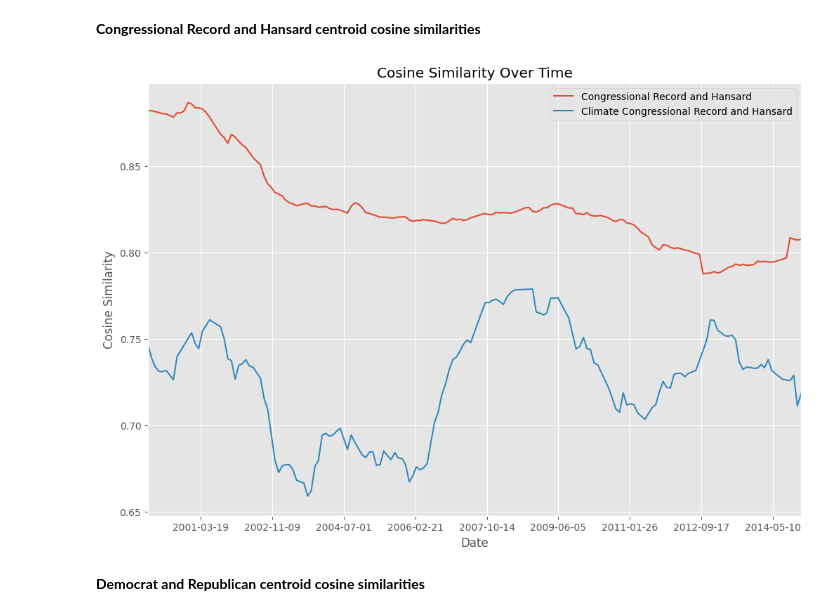
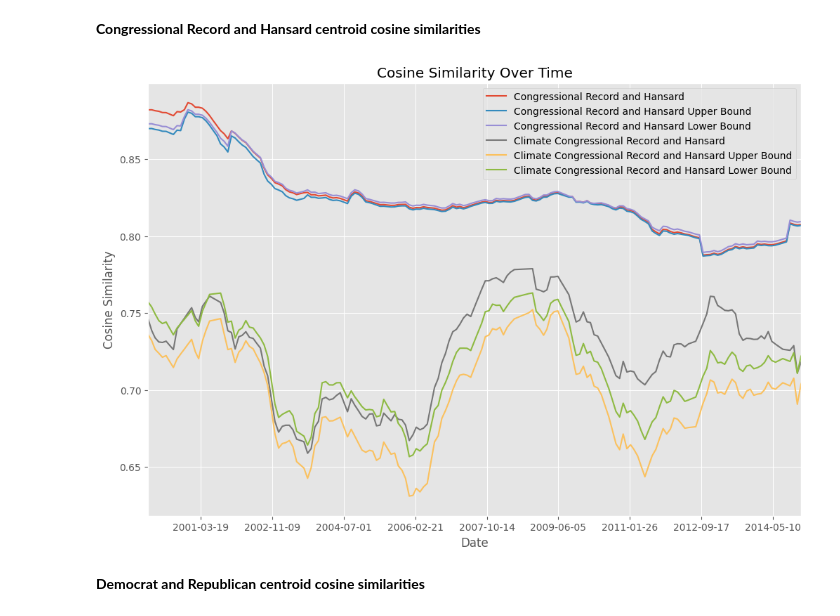
Before and after one commit to felixwallis/pir-dissertation, a Jupyter notebook: analysis/word_embeddings_analysis.ipynb, the cells around one changed output. Drawn from its saved outputs; the diff is of its cells as text; code cells hidden in the pictures.

```diff
--- a/analysis/word_embeddings_analysis.ipynb
+++ b/analysis/word_embeddings_analysis.ipynb
@@ -482,12 +492,10 @@ republican_centroids = pd.Series(republican_centroids)
 labour_speeches = hansard[hansard['speech_party'] == 'Labour']
 labour_centroids = calculate_period_centroids(
     labour_speeches, hansard_embeddings)
-labour_centroids = pd.Series(labour_centroids)
 
 conservative_speeches = hansard[hansard['speech_party'] == 'Conservative']
 conservative_centroids = calculate_period_centroids(
     conservative_speeches, hansard_embeddings)
-conservative_centroids = pd.Series(conservative_centroids)
 # %% [markdown]
 ### Calculating the centroids of the Climate Congressional Record and Climate Hansard embeddings over time
 # %% [markdown]
@@ -495,12 +503,9 @@ conservative_centroids = pd.Series(conservative_centroids)
 # %%
 climate_congressional_record_centroids = calculate_period_centroids(
     climate_congressional_record, climate_congressional_record_embeddings)
-climate_congressional_record_centroids = pd.Series(
-    climate_congressional_record_centroids)
 
 climate_hansard_centroids = calculate_period_centroids(
     climate_hansard, climate_hansard_embeddings)
-climate_hansard_centroids = pd.Series(climate_hansard_centroids)
 # %% [markdown]
 **Democrat and Republican centroids**
 # %%
@@ -508,24 +513,20 @@ climate_democrat_speeches = climate_congressional_record[
     climate_congressional_record['party'] == 'D']
 climate_democrat_centroids = calculate_period_centroids(
     climate_democrat_speeches, climate_congressional_record_embeddings)
-climate_democrat_centroids = pd.Series(climate_democrat_centroids)
 
 climate_republican_speeches = climate_congressional_record[
     climate_congressional_record['party'] == 'R']
 climate_republican_centroids = calculate_period_centroids(
     climate_republican_speeches, climate_congressional_record_embeddings)
-climate_republican_centroids = pd.Series(climate_republican_centroids)
 # %% [markdown]
 **Labour and Conservative centroids**
 # %%
 climate_labour_speeches = climate_hansard[climate_hansard['speech_party'] == 'Labour']
 climate_labour_centroids = calculate_period_centroids(
     climate_labour_speeches, climate_hansard_embeddings)
-climate_labour_centroids = pd.Series(climate_labour_centroids)
 
 climate_conservative_speeches = climate_hansard[climate_hansard['speech_party'] == 'Conservative']
 climate_conservative_centroids = calculate_period_centroids(
     climate_conservative_speeches, climate_hansard_embeddings)
-climate_conservative_centroids = pd.Series(climate_conservative_centroids)
 # %% [markdown]
 ### Creating a dataframe of centroid cosine similarity over time
@@ -601,21 +633,36 @@ timestamps = cosine_similarities_df.index.to_timestamp()
 # %%
 plt.figure(figsize=(12, 8))
 ax = plt.gca()
-plt.plot(timestamps, cosine_similarities_df['congressional_record_hansard_similarity'].rolling(
+plt.plot(timestamps, cosine_similarities_df['congressional_record_hansard_centroid_similarity'].rolling(
     window=24).mean(),
     label='Congressional Record and Hansard')
-plt.plot(timestamps, cosine_similarities_df['climate_congressional_record_hansard_similarity'].rolling(
+plt.plot(timestamps, cosine_similarities_df['congressional_record_hansard_upper_bound_similarity'].rolling(
+    window=24).mean(),
+    label='Congressional Record and Hansard Upper Bound')
+plt.plot(timestamps, cosine_similarities_df['congressional_record_hansard_lower_bound_similarity'].rolling(
+    window=24).mean(),
+    label='Congressional Record and Hansard Lower Bound')
+
+plt.plot(timestamps, cosine_similarities_df['climate_congressional_record_hansard_centroid_similarity'].rolling(
     window=24).mean(),
     label='Climate Congressional Record and Hansard')
+plt.plot(timestamps, cosine_similarities_df['climate_congressional_record_hansard_upper_bound_similarity'].rolling(
+    window=24).mean(),
+    label='Climate Congressional Record and Hansard Upper Bound')
+plt.plot(timestamps, cosine_similarities_df['climate_congressional_record_hansard_lower_bound_similarity'].rolling(
+    window=24).mean(),
+    label='Climate Congressional Record and Hansard Lower Bound')
+
+
 plt.title('Cosine Similarity Over Time')
 ax.xaxis.set_major_locator(plt.MaxNLocator(10))
 ax.set_xlim(pd.to_datetime("2000-01-01"), pd.to_datetime("2015-01-01"))
 plt.xlabel('Date')
 plt.ylabel('Cosine Similarity')
 plt.legend()
 plt.show()
 # %% [output]
-[figure, old version]
+[figure, new version]
 # %% [markdown]
 **Democrat and Republican centroid cosine similarities**
 # %%
```
Also changed, not shown: parts of 8 cells of this notebook.
